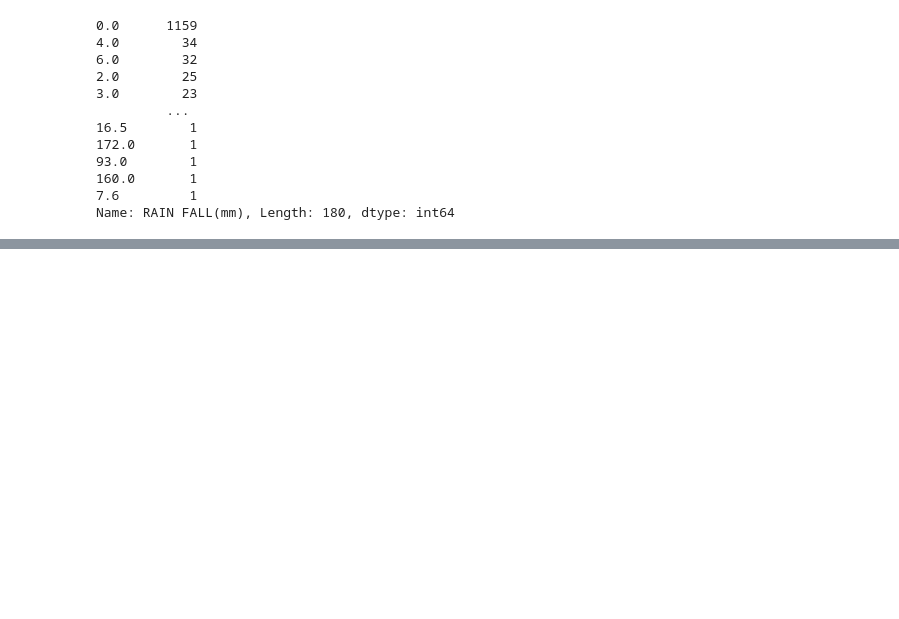
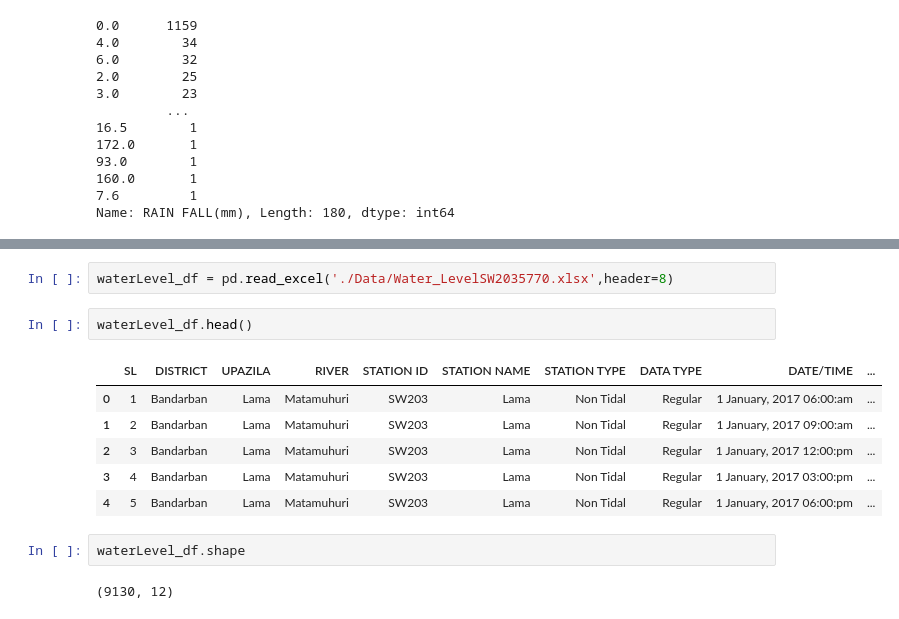
Before and after one commit to Salekeen/Flood-Detection, a Jupyter notebook: preprocessing.ipynb, the cells around one changed output, grey strips where cells are left out. Drawn from its saved outputs; the diff is of its cells as text; blank space fills up the shorter version.

```diff
--- a/preprocessing.ipynb
+++ b/preprocessing.ipynb
@@ -51,0 +61,15 @@ Name: RAIN FALL(mm), Length: 180, dtype: int64
+# %%
+waterLevel_df = pd.read_excel('./Data/Water_LevelSW2035770.xlsx',header=8)
+# %%
+waterLevel_df.head()
+# %% [output]
+|  | SL | DISTRICT | UPAZILA | RIVER | STATION ID | STATION NAME | STATION TYPE | DATA TYPE | DATE/TIME | ... |
+| 0 | 1 | Bandarban | Lama | Matamuhuri | SW203 | Lama | Non Tidal | Regular | 1 January, 2017 06:00:am | ... |
+| 1 | 2 | Bandarban | Lama | Matamuhuri | SW203 | Lama | Non Tidal | Regular | 1 January, 2017 09:00:am | ... |
+| 2 | 3 | Bandarban | Lama | Matamuhuri | SW203 | Lama | Non Tidal | Regular | 1 January, 2017 12:00:pm | ... |
+| 3 | 4 | Bandarban | Lama | Matamuhuri | SW203 | Lama | Non Tidal | Regular | 1 January, 2017 03:00:pm | ... |
+| 4 | 5 | Bandarban | Lama | Matamuhuri | SW203 | Lama | Non Tidal | Regular | 1 January, 2017 06:00:pm | ... |
+# %%
+waterLevel_df.shape
+# %% [output]
+(9130, 12)
```
Also changed, not shown: parts of 6 cells of this notebook.
